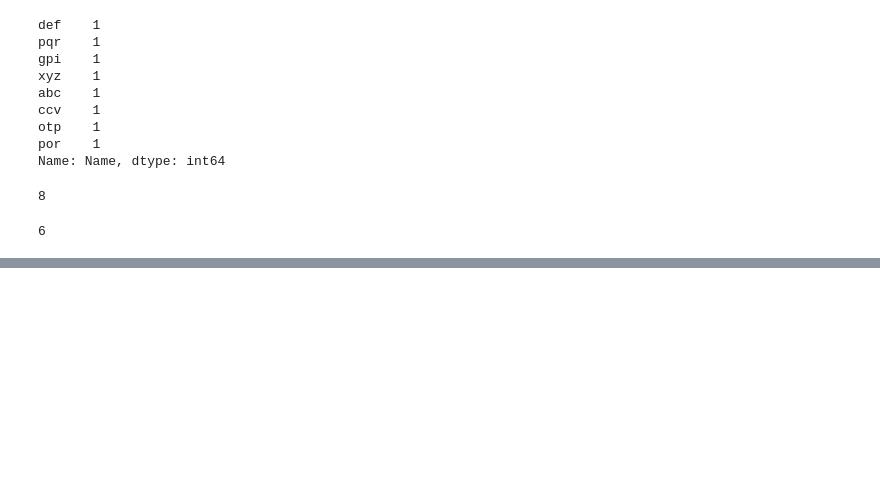
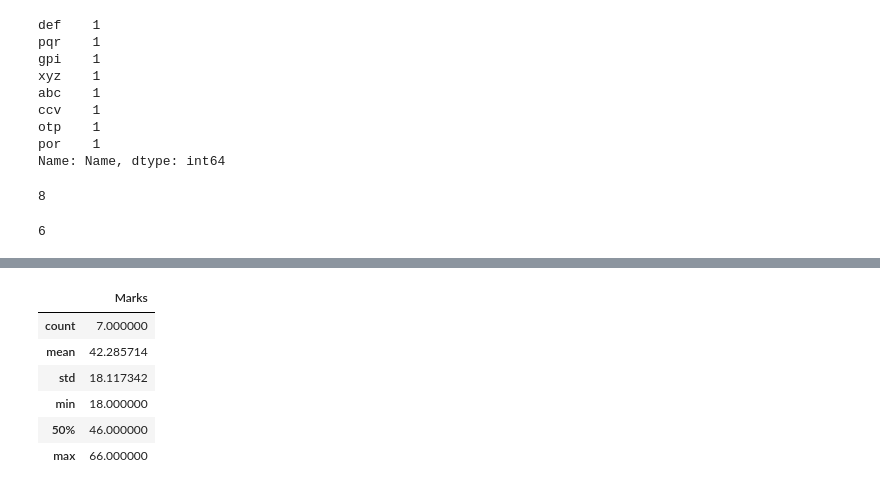
Before and after one commit to varadmahatme/Advanced-machine-learning-deep-learning, a Jupyter notebook: AMLDL1.ipynb, the cells around one changed output, grey strips where cells are left out. Cells and saved outputs as stored; diff of their text form; code cells hidden in the pictures; blank space fills up the shorter version.

```diff
--- a/AMLDL1.ipynb
+++ b/AMLDL1.ipynb
@@ -788,0 +822,10 @@ df['Marks'].nunique() #shows the number of only unique elements
+# %%
+df.describe('')
+# %% [output]
+|  | Marks |
+| count | 7.000000 |
+| mean | 42.285714 |
+| std | 18.117342 |
+| min | 18.000000 |
+| 50% | 46.000000 |
+| max | 66.000000 |
```
Also changed, not shown: parts of 4 cells of this notebook.
